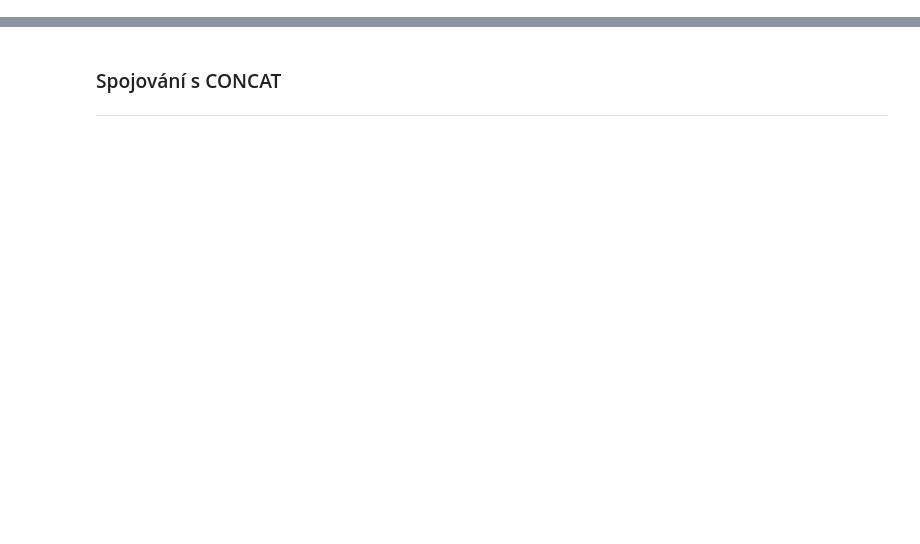
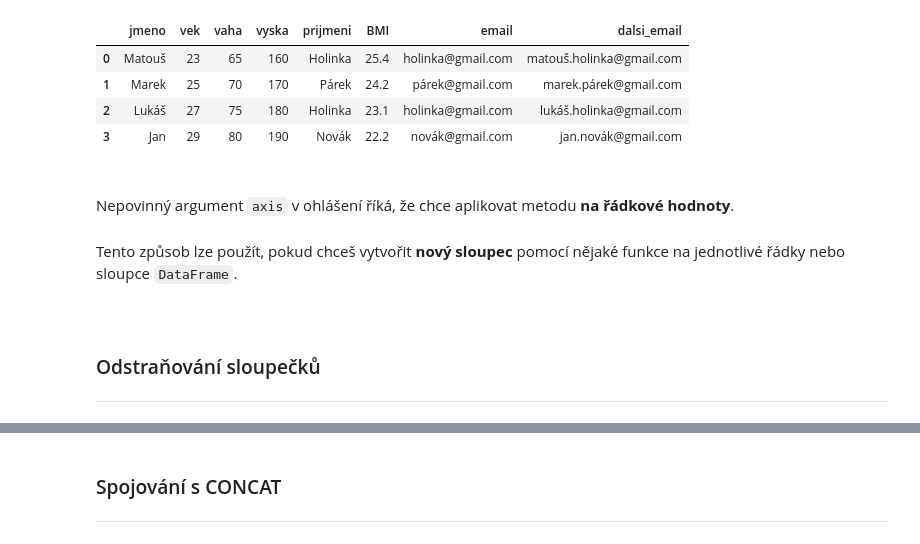
Before and after one commit to Bralor/python-data-2024, a Jupyter notebook: shared/notebooks/lesson03.ipynb, the cells around one changed output, grey strips where cells are left out. Drawn from its saved outputs; the diff is of its cells as text; code cells hidden in the pictures; blank space fills up the shorter version.

```diff
--- a/shared/notebooks/lesson03.ipynb
+++ b/shared/notebooks/lesson03.ipynb
@@ -23,0 +242,3 @@
+# %%
+def vytvor_email(prijmeni, domena= "gmail.com"):
+    return f"{prijmeni.lower()}@{domena}"
@@ -23,0 +249,2 @@
+# %%
+uzivatele_df['email'] = uzivatele_df['prijmeni'].apply(vytvor_email)
@@ -23,0 +265,3 @@
+# %%
+def vytvor_novy_email(radek, domena= "gmail.com"):
+    return f"{radek['jmeno'].lower()}.{radek['prijmeni'].lower()}@{domena}"
@@ -23,0 +288,14 @@
+# %%
+uzivatele_df['dalsi_email'] = uzivatele_df.apply(vytvor_novy_email, axis=1)
+# %%
+uzivatele_df
+# %% [output]
+|  | jmeno | vek | vaha | vyska | prijmeni | BMI | email | dalsi_email |
+| 0 | Matouš | 23 | 65 | 160 | Holinka | 25.4 | holinka@gmail.com | matouš.holinka@gmail.com |
+| 1 | Marek | 25 | 70 | 170 | Párek | 24.2 | párek@gmail.com | marek.párek@gmail.com |
+| 2 | Lukáš | 27 | 75 | 180 | Holinka | 23.1 | holinka@gmail.com | lukáš.holinka@gmail.com |
+| 3 | Jan | 29 | 80 | 190 | Novák | 22.2 | novák@gmail.com | jan.novák@gmail.com |
+# %% [markdown]
+<br>
+
+Nepovinný argument `axis` v ohlášení říká, že chce aplikovat metodu **na řádkové hodnoty**.
@@ -23,0 +306,8 @@
+# %% [markdown]
+Tento způsob lze použít, pokud chceš vytvořit **nový sloupec** pomocí nějaké funkce na jednotlivé řádky nebo sloupce `DataFrame`.
+# %% [markdown]
+<br>
+
+### Odstraňování sloupečků
+
+---
```
Also changed, not shown: parts of 204 cells of this notebook.
